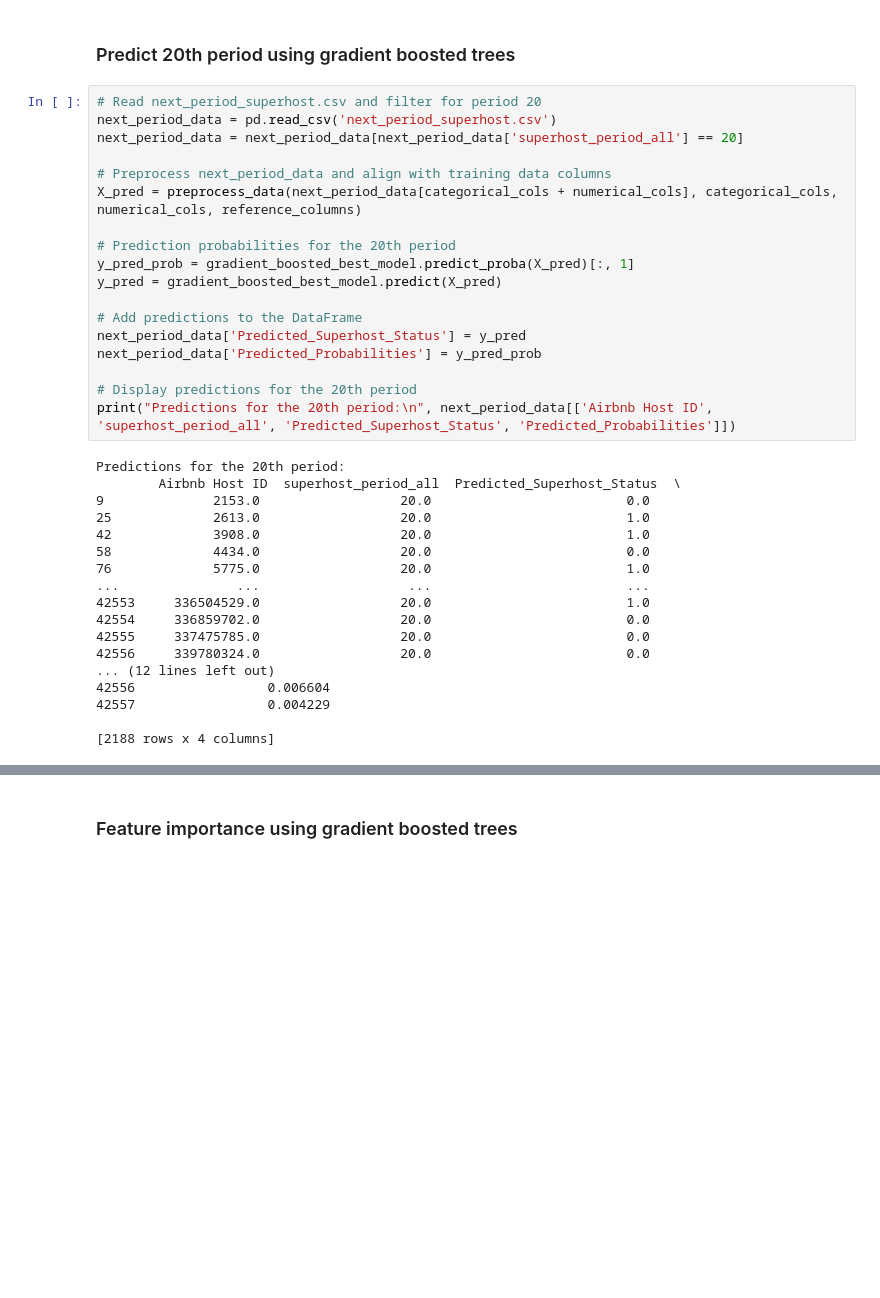
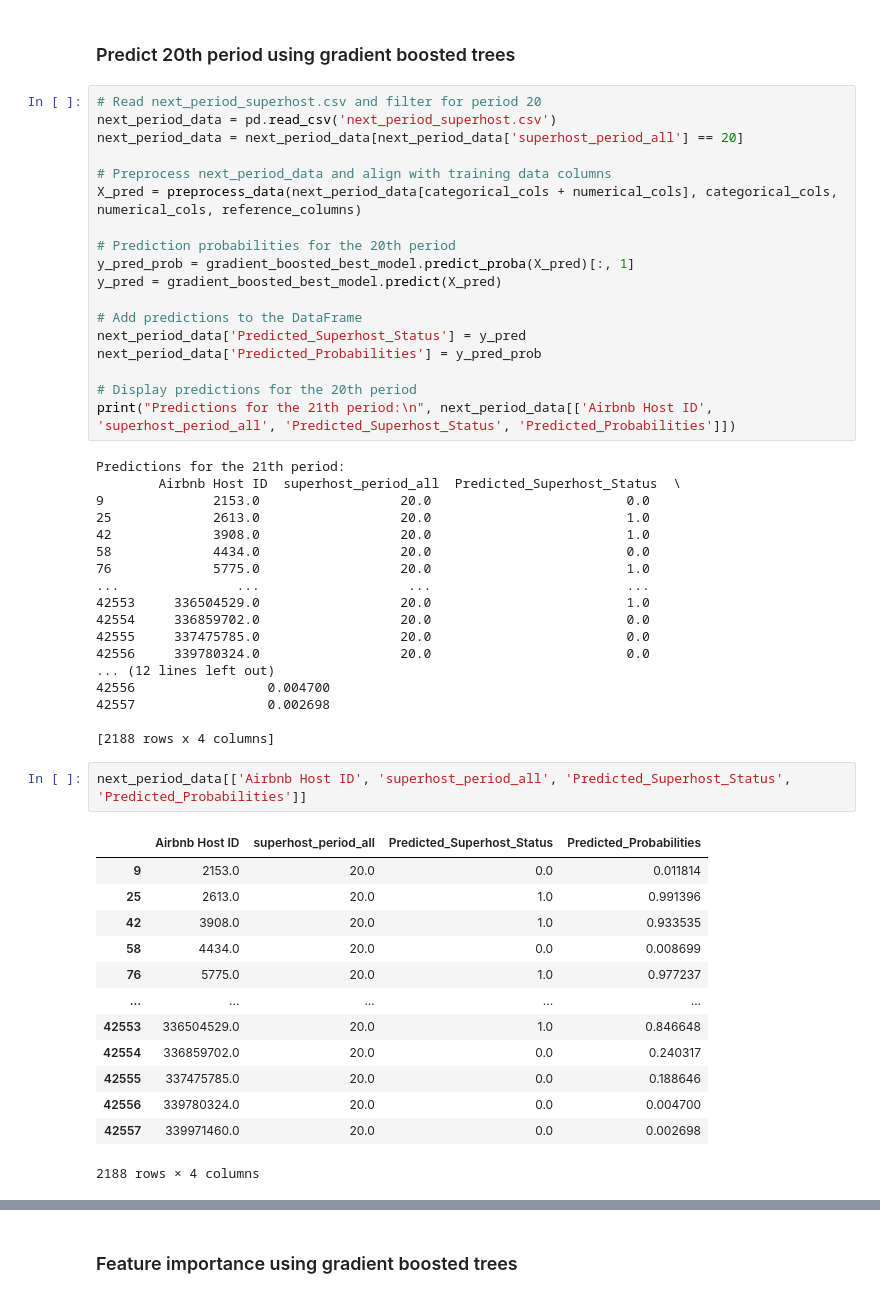
Before and after one commit to Vishnuanand77/airbnb-superhost-prediction, a Jupyter notebook: Superhost_prediction.ipynb, the cells around one changed output, grey strips where cells are left out. Cells and saved outputs as stored; diff of their text form; blank space fills up the shorter version.

```diff
--- a/Superhost_prediction.ipynb
+++ b/Superhost_prediction.ipynb
@@ -784,9 +784,9 @@ next_period_data['Predicted_Superhost_Status'] = y_pred
 next_period_data['Predicted_Probabilities'] = y_pred_prob
 
 # Display predictions for the 20th period
-print("Predictions for the 20th period:\n", next_period_data[['Airbnb Host ID', 'superhost_period_all', 'Predicted_Superhost_Status', 'Predicted_Probabilities']])
+print("Predictions for the 21th period:\n", next_period_data[['Airbnb Host ID', 'superhost_period_all', 'Predicted_Superhost_Status', 'Predicted_Probabilities']])
 # %% [output]
-Predictions for the 20th period:
+Predictions for the 21th period:
         Airbnb Host ID  superhost_period_all  Predicted_Superhost_Status  \
 9              2153.0                  20.0                         0.0
 25             2613.0                  20.0                         1.0
@@ -799,7 +799,23 @@ Predictions for the 20th period:
 42555     337475785.0                  20.0                         0.0
 42556     339780324.0                  20.0                         0.0
 ... (12 lines left out)
-42556                 0.006604
-42557                 0.004229
+42556                 0.004700
+42557                 0.002698
 
 [2188 rows x 4 columns]
+# %%
+next_period_data[['Airbnb Host ID', 'superhost_period_all', 'Predicted_Superhost_Status', 'Predicted_Probabilities']]
+# %% [output]
+|  | Airbnb Host ID | superhost_period_all | Predicted_Superhost_Status | Predicted_Probabilities |
+| 9 | 2153.0 | 20.0 | 0.0 | 0.011814 |
+| 25 | 2613.0 | 20.0 | 1.0 | 0.991396 |
+| 42 | 3908.0 | 20.0 | 1.0 | 0.933535 |
+| 58 | 4434.0 | 20.0 | 0.0 | 0.008699 |
+| 76 | 5775.0 | 20.0 | 1.0 | 0.977237 |
+| ... | ... | ... | ... | ... |
+| 42553 | 336504529.0 | 20.0 | 1.0 | 0.846648 |
+| 42554 | 336859702.0 | 20.0 | 0.0 | 0.240317 |
+| 42555 | 337475785.0 | 20.0 | 0.0 | 0.188646 |
+| 42556 | 339780324.0 | 20.0 | 0.0 | 0.004700 |
+| 42557 | 339971460.0 | 20.0 | 0.0 | 0.002698 |
+2188 rows × 4 columns
```
Also changed, not shown: parts of 10 cells of this notebook, 8 other files.
